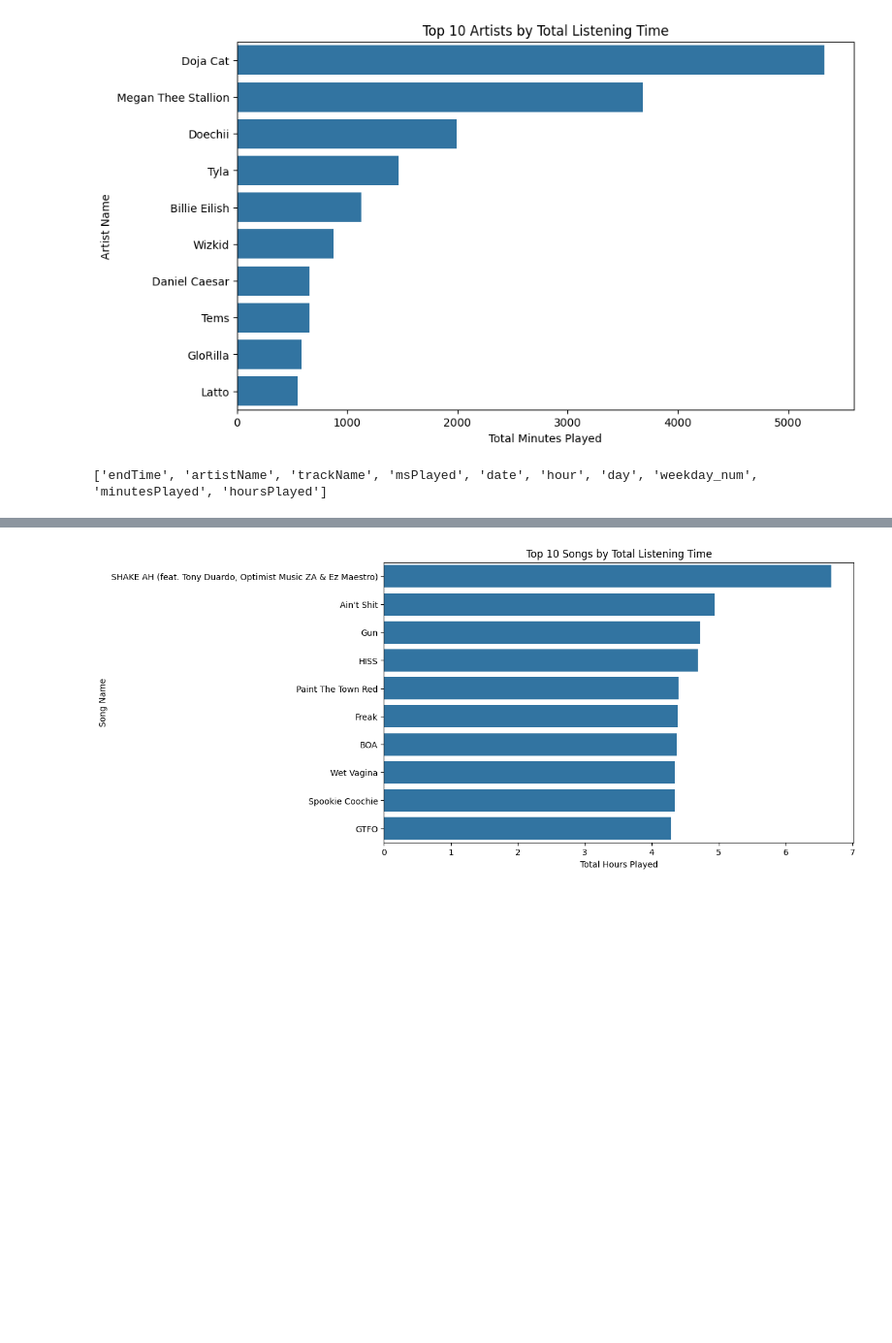
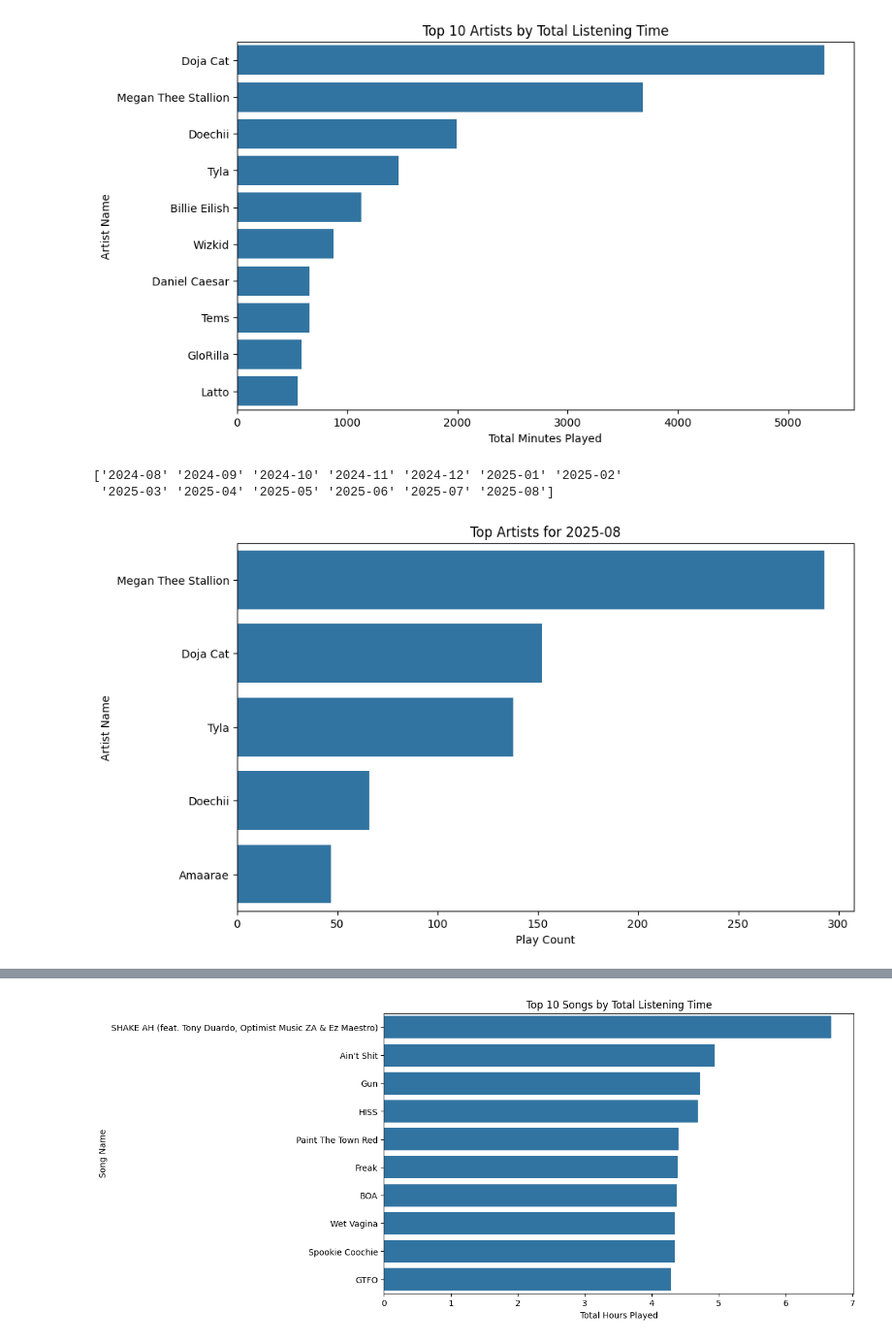
Before and after one commit to Makena-WB/Spotify-Wrapped, a Jupyter notebook: crunch.ipynb, the cells around one changed output, grey strips where cells are left out. Shown at 97% size. Drawn from its saved outputs; the diff is of its cells as text; code cells hidden in the pictures; blank space fills up the shorter version.

```diff
--- a/crunch.ipynb
+++ b/crunch.ipynb
@@ -177,7 +178,46 @@ plt.ylabel("Artist Name")
 plt.show()
 # %% [output]
 [figure]
-# %%
-print(df.columns)
-# %% [output]
-['endTime', 'artistName', 'trackName', 'msPlayed', 'date', 'hour', 'day', 'weekday_num', 'minutesPlayed', 'hoursPlayed']
+# %%
+df = df.with_columns([
+    pl.col("endTime").dt.strftime("%Y-%m").alias("month")
+])
+# %%
+# Group by month and artist, count plays
+monthly_artist_counts = (
+    df
+    .group_by(["month", "artistName"])
+    .agg(pl.len().alias("count"))
+    .sort(["month", "count"], descending=[False, True])
+    .to_pandas()
+    # Columns: ['month', 'artistName', 'count']
+    # print(monthly_artist_counts.head()) if you want to check
+    # print(monthly_artist_counts.columns)
+    # Should be: ['month', 'artistName', 'count']
+)
+
+top_artists_per_month = (
+    monthly_artist_counts
+    .sort_values(["month", "count"], ascending=[True, False])
+    .groupby("month")
+    .head(5)
+    .reset_index(drop=True)
+    # Columns: month, artistName, count
+    # print(top_artists_per_month.head()) if you want to check
+)
+
+print(top_artists_per_month["month"].unique())
+
+selected_month = "2025-08"
+top_for_month = top_artists_per_month[top_artists_per_month["month"] == selected_month]
+
+plt.figure(figsize=(10, 6))
+sns.barplot(x="count", y="artistName", data=top_for_month)
+plt.title(f"Top Artists for {selected_month}")
+plt.xlabel("Play Count")
+plt.ylabel("Artist Name")
+plt.show()
+# %% [output]
+['2024-08' '2024-09' '2024-10' '2024-11' '2024-12' '2025-01' '2025-02'
+ '2025-03' '2025-04' '2025-05' '2025-06' '2025-07' '2025-08']
+[figure, added]
```
Also changed, not shown: parts of 7 cells of this notebook, 1 other file.
